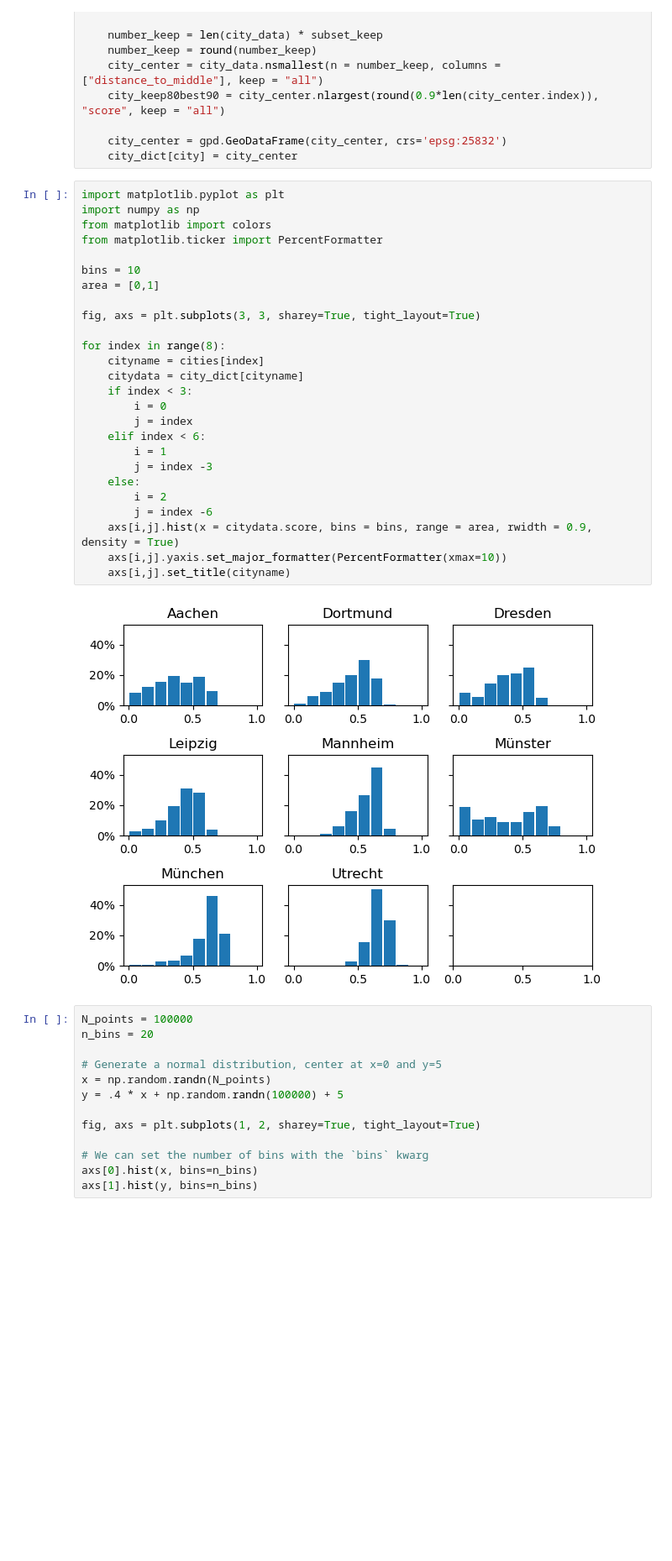
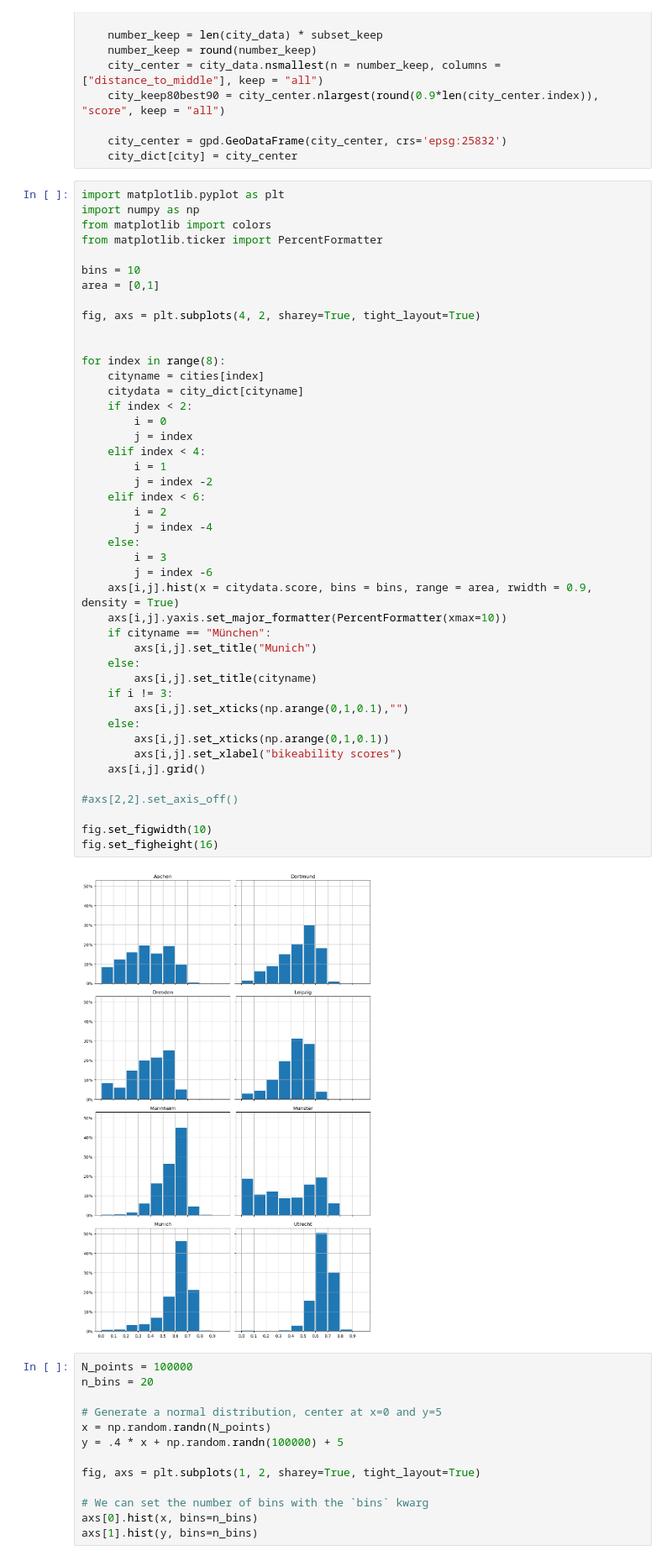
Before and after one commit to NOWUM/bikeability, a Jupyter notebook: evaluation/histograms.ipynb, the cells around one changed output. Shown at 84% size. Cells and saved outputs as stored; diff of their text form; blank space fills up the shorter version.

```diff
--- a/evaluation/histograms.ipynb
+++ b/evaluation/histograms.ipynb
@@ -40,31 +40,49 @@ for city in cities:
 # %%
 import matplotlib.pyplot as plt
 import numpy as np
 from matplotlib import colors
 from matplotlib.ticker import PercentFormatter
 
 bins = 10
 area = [0,1]
 
-fig, axs = plt.subplots(3, 3, sharey=True, tight_layout=True)
+fig, axs = plt.subplots(4, 2, sharey=True, tight_layout=True)
+
 
 for index in range(8):
     cityname = cities[index]
     citydata = city_dict[cityname]
-    if index < 3:
+    if index < 2:
         i = 0
         j = index
+    elif index < 4:
+        i = 1
+        j = index -2
     elif index < 6:
-        i = 1
-        j = index -3
+        i = 2
+        j = index -4
     else:
-        i = 2
+        i = 3
         j = index -6
     axs[i,j].hist(x = citydata.score, bins = bins, range = area, rwidth = 0.9, density = True)
     axs[i,j].yaxis.set_major_formatter(PercentFormatter(xmax=10))
-    axs[i,j].set_title(cityname)
+    if cityname == "München":
+        axs[i,j].set_title("Munich")
+    else:
+        axs[i,j].set_title(cityname)
+    if i != 3:
+        axs[i,j].set_xticks(np.arange(0,1,0.1),"")
+    else:
+        axs[i,j].set_xticks(np.arange(0,1,0.1))
+        axs[i,j].set_xlabel("bikeability scores")
+    axs[i,j].grid()
+
+#axs[2,2].set_axis_off()
+
+fig.set_figwidth(10)
+fig.set_figheight(16)
 # %% [output]
-[figure, old version]
+[figure, new version]
 # %%
 N_points = 100000
 n_bins = 20
```
